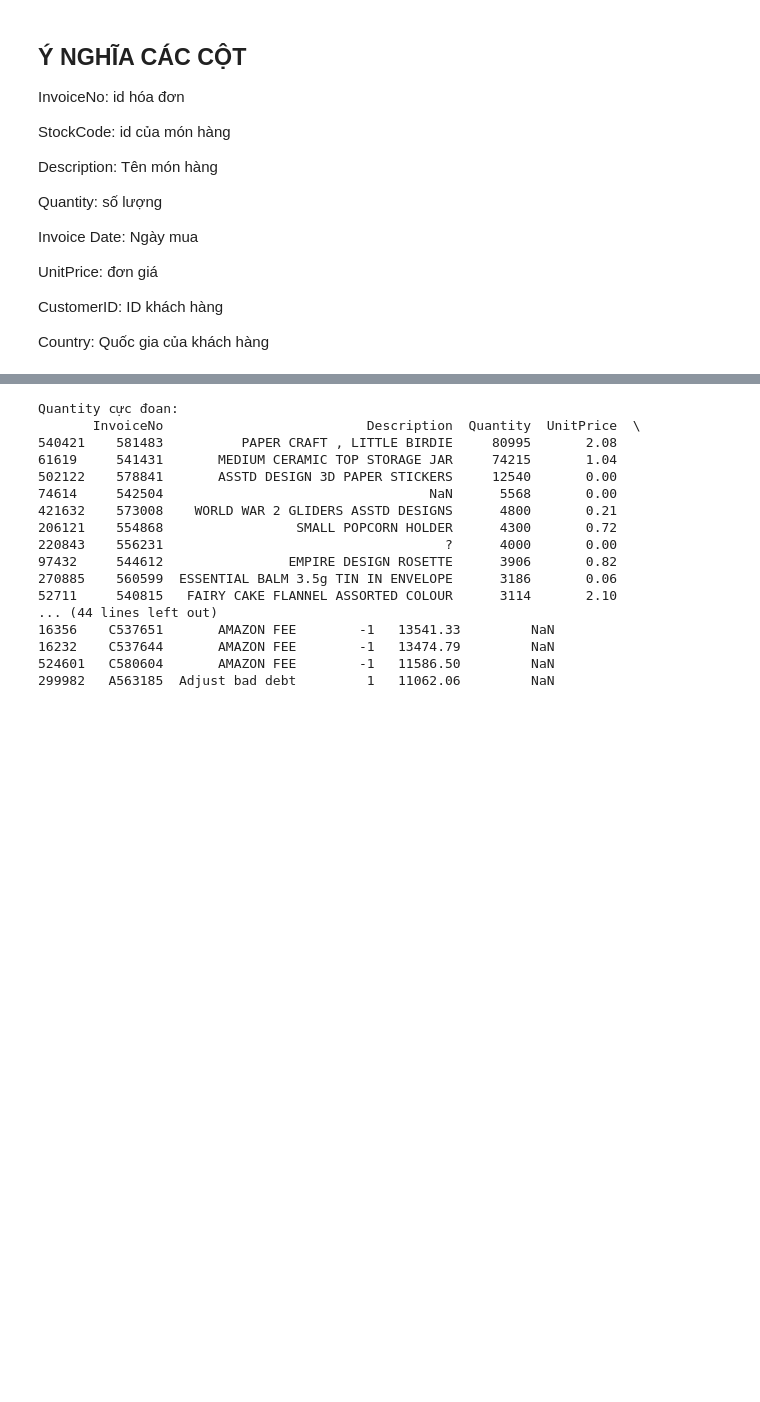
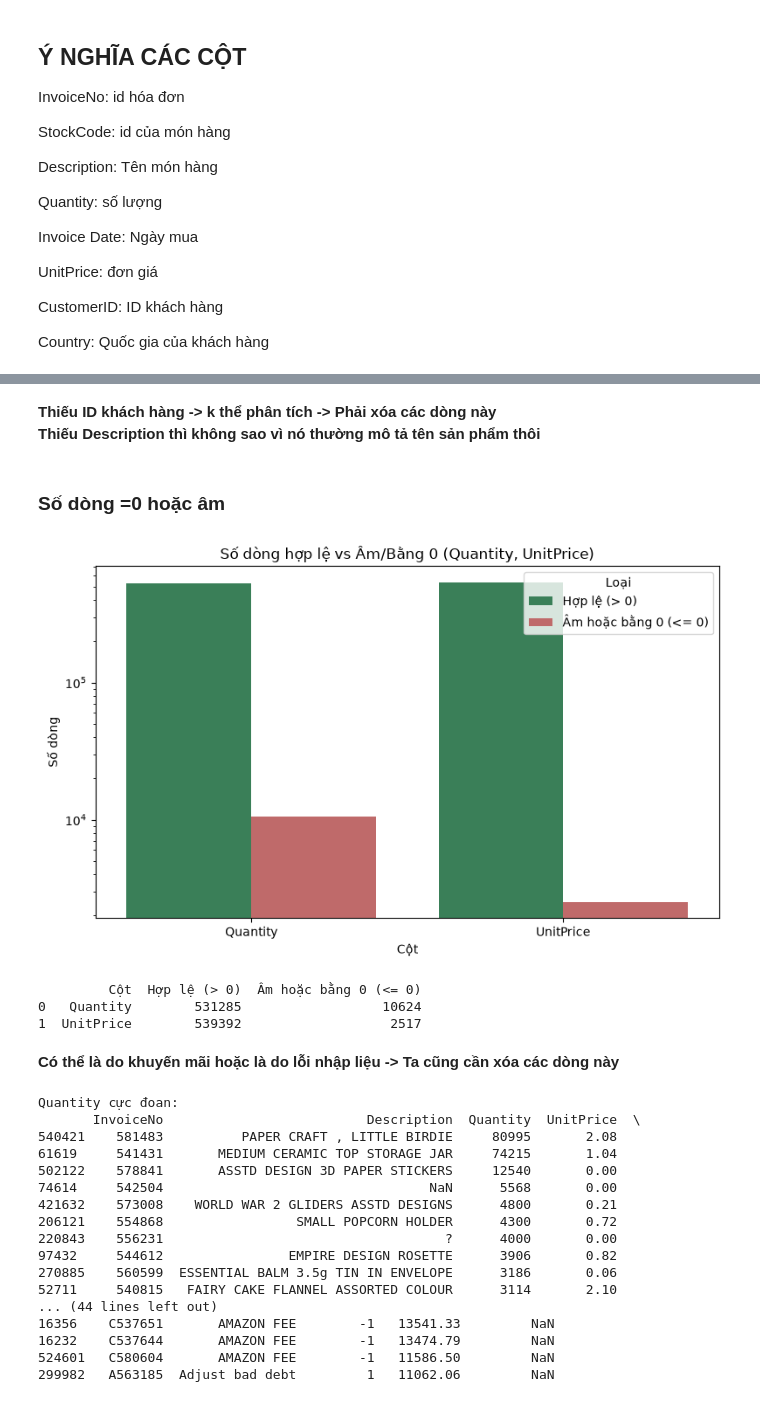
Before and after one commit to phguyen/customer-segment, a Jupyter notebook: notebooks/eda_and_preprocess (2).ipynb, the cells around one changed output, grey strips where cells are left out. Saved outputs shown, nothing was run; the diff lists cells and outputs as text; code cells hidden in the pictures; blank space fills up the shorter version.

```diff
--- a/notebooks/eda_and_preprocess (2).ipynb
+++ b/notebooks/eda_and_preprocess (2).ipynb
@@ -110,3 +92,33 @@ Số dòng UnitPrice <= 0: 2,517
+# %% [markdown]
+**Thiếu ID khách hàng -> k thể phân tích -> Phải xóa các dòng này \
+Thiếu Description thì không sao vì nó thường mô tả tên sản phẩm thôi**
+# %% [markdown]
+### Số dòng =0 hoặc âm
+# %%
+negative_stats = pd.DataFrame({
+    'Cột': ['Quantity', 'UnitPrice'],
+    'Hợp lệ (> 0)': [(df['Quantity'] > 0).sum(), (df['UnitPrice'] > 0).sum()],
+    'Âm hoặc bằng 0 (<= 0)': [(df['Quantity'] <= 0).sum(), (df['UnitPrice'] <= 0).sum()]
+})
+
+negative_stats_melted = negative_stats.melt(id_vars='Cột', var_name='Loại', value_name='Số dòng')
+
+plt.figure(figsize=(8, 5))
+sns.barplot(data=negative_stats_melted, x='Cột', y='Số dòng', hue='Loại',
+            palette=['seagreen', 'indianred'])
+plt.title('Số dòng hợp lệ vs Âm/Bằng 0 (Quantity, UnitPrice)')
+plt.yscale('log')  # dùng thang log vì số hợp lệ thường lớn hơn rất nhiều so với số lỗi
+plt.tight_layout()
+plt.show()
+
+print(negative_stats)
+# %% [output]
+[figure, added]
+         Cột  Hợp lệ (> 0)  Âm hoặc bằng 0 (<= 0)
+0   Quantity        531285                  10624
+1  UnitPrice        539392                   2517
+# %% [markdown]
+**Có thể là do khuyến mãi hoặc là do lỗi nhập liệu -> Ta cũng cần xóa các dòng này**
 # %%
 # Xem 10 dòng có Quantity cực đoan nhất (cả 2 chiều dương/âm)
 print("Quantity cực đoan:")
```
Also changed, not shown: parts of 9 cells of this notebook.
